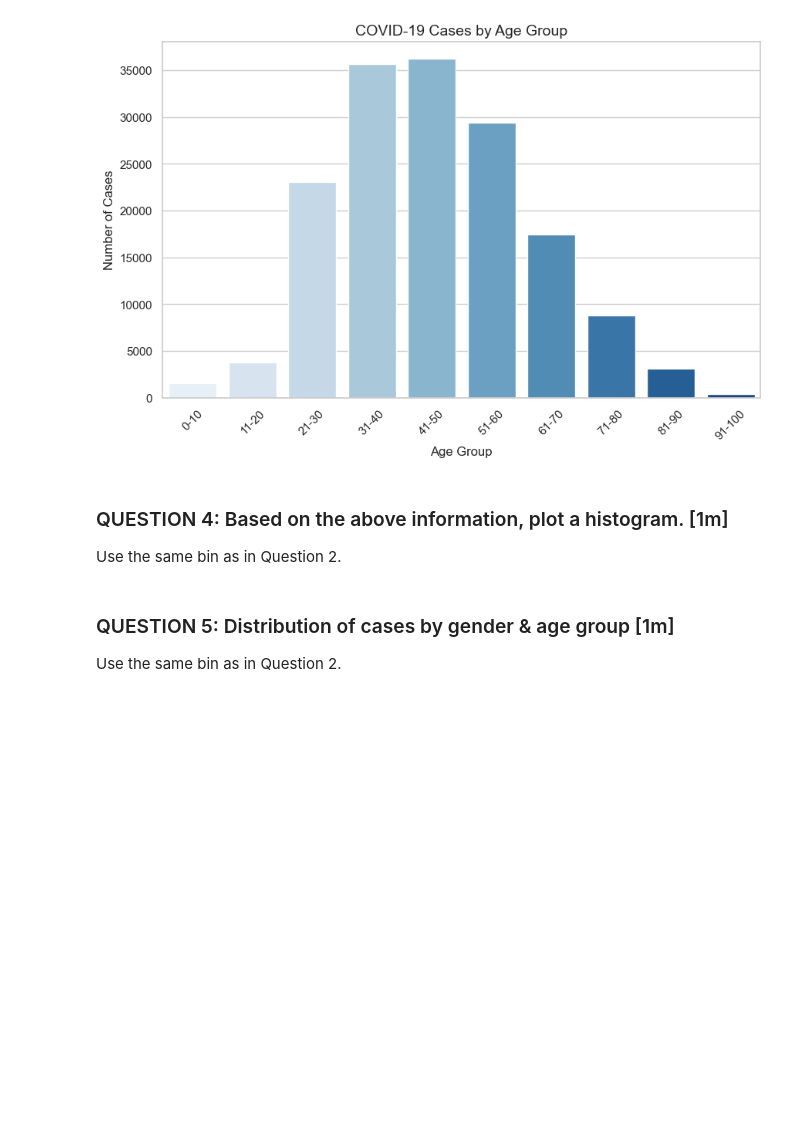
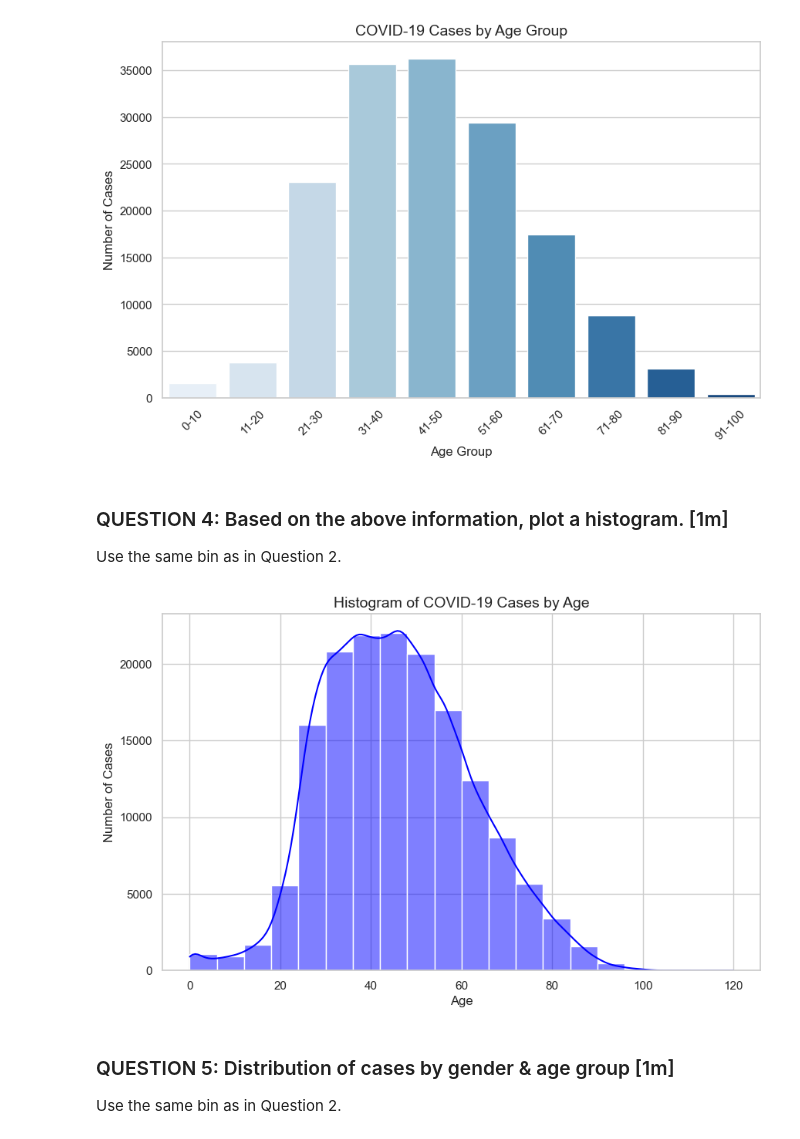
Before and after one commit to ann3i99/qaynatishania-patient-analysis, a Jupyter notebook: Questioins.ipynb, the cells around one changed output. Saved outputs shown, nothing was run; the diff lists cells and outputs as text; code cells hidden in the pictures; blank space fills up the shorter version.

```diff
--- a/Questioins.ipynb
+++ b/Questioins.ipynb
@@ -200,3 +198,21 @@ Use the same bin as in Question 2.
+# %%
+# your codes here...
+ # Set figure size and style
+plt.figure(figsize=(10, 6))
+sns.set_style("whitegrid")
+
+# Create histogram using seaborn
+sns.histplot(df["AGE"], bins=20, kde=True, color="blue")
+
+# Customize labels and title
+plt.xlabel("Age", fontsize=12)
+plt.ylabel("Number of Cases", fontsize=12)
+plt.title("Histogram of COVID-19 Cases by Age", fontsize=14)
+
+# Show plot
+plt.show()
+# %% [output]
+[figure, added]
 # %% [markdown]
 ### QUESTION 5: Distribution of cases by gender & age group [1m]
 
```
Also changed, not shown: parts of 1 cell of this notebook.
